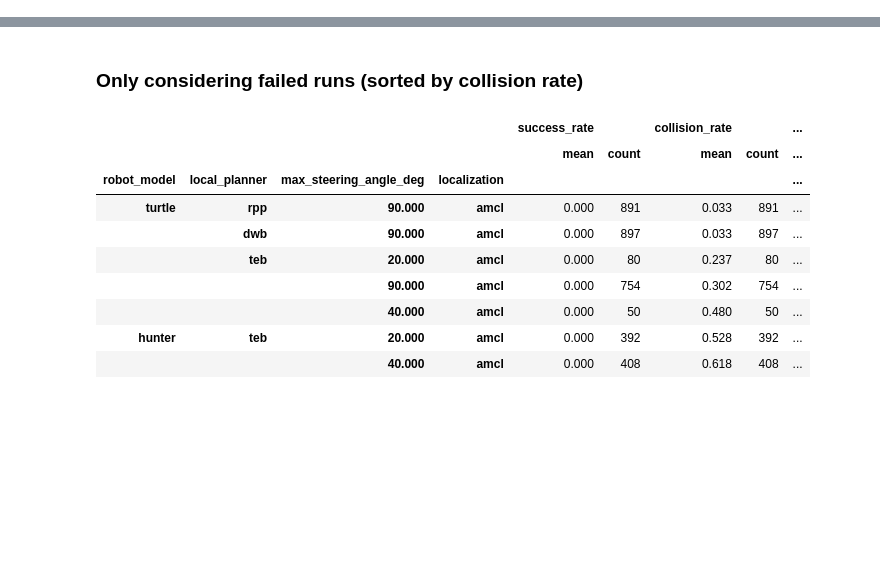
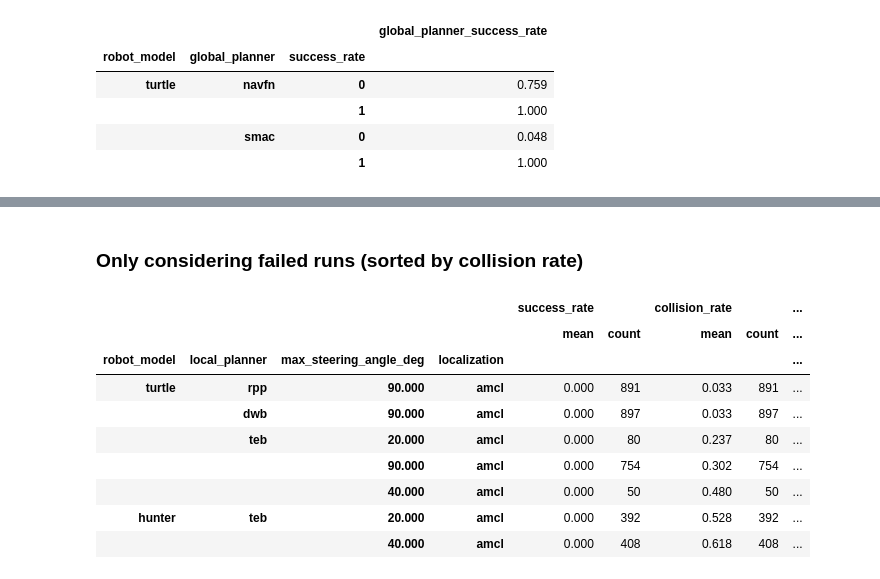
Before and after one commit to AIRLab-POLIMI/local_planning_performance_modelling, a Jupyter notebook: notebooks/thesis_plots_bar_plots.ipynb, the cells around one changed output, grey strips where cells are left out. Cells and saved outputs as stored; diff of their text form; code cells hidden in the pictures; blank space fills up the shorter version.

```diff
--- a/notebooks/thesis_plots_bar_plots.ipynb
+++ b/notebooks/thesis_plots_bar_plots.ipynb
@@ -221,0 +237,9 @@ turtle + hunter 9.433507627314812
+# %%
+df[(df.max_steering_angle_deg == 90.0)].groupby(['robot_model', 'global_planner', 'success_rate'])[['global_planner_success_rate']].mean()
+# %% [output]
+|  |  |  | global_planner_success_rate |
+| robot_model | global_planner | success_rate |  |
+| turtle | navfn | 0 | 0.759 |
+|  |  | 1 | 1.000 |
+|  | smac | 0 | 0.048 |
+|  |  | 1 | 1.000 |
```
Also changed, not shown: parts of 12 cells of this notebook.
